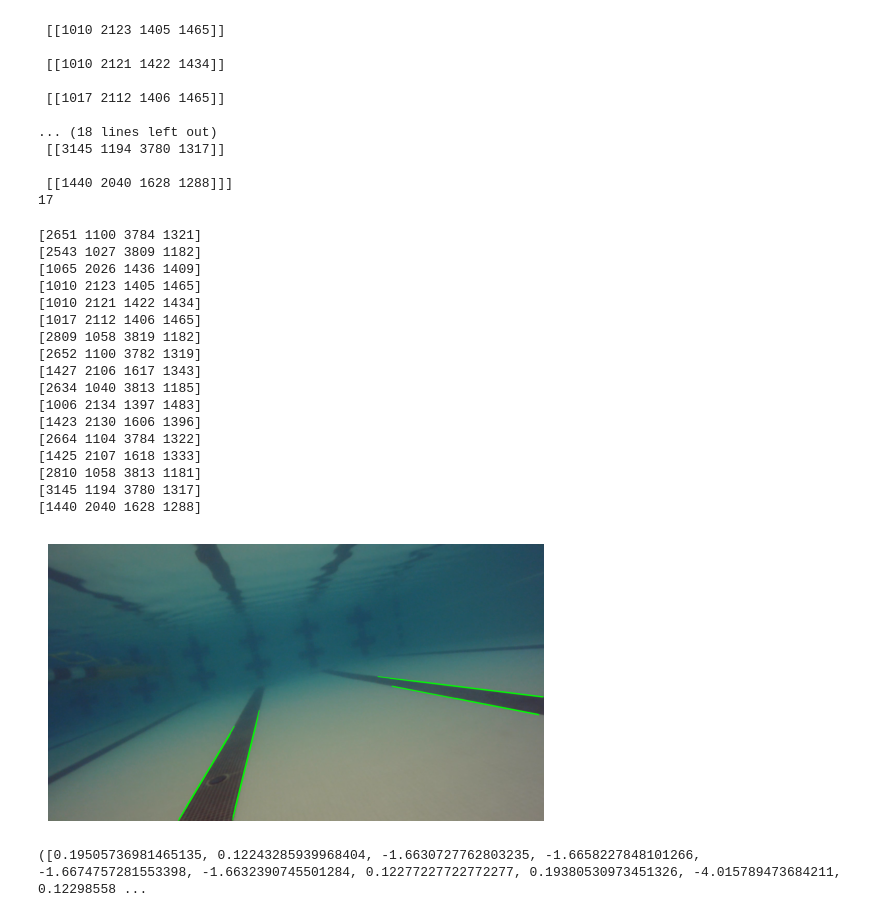
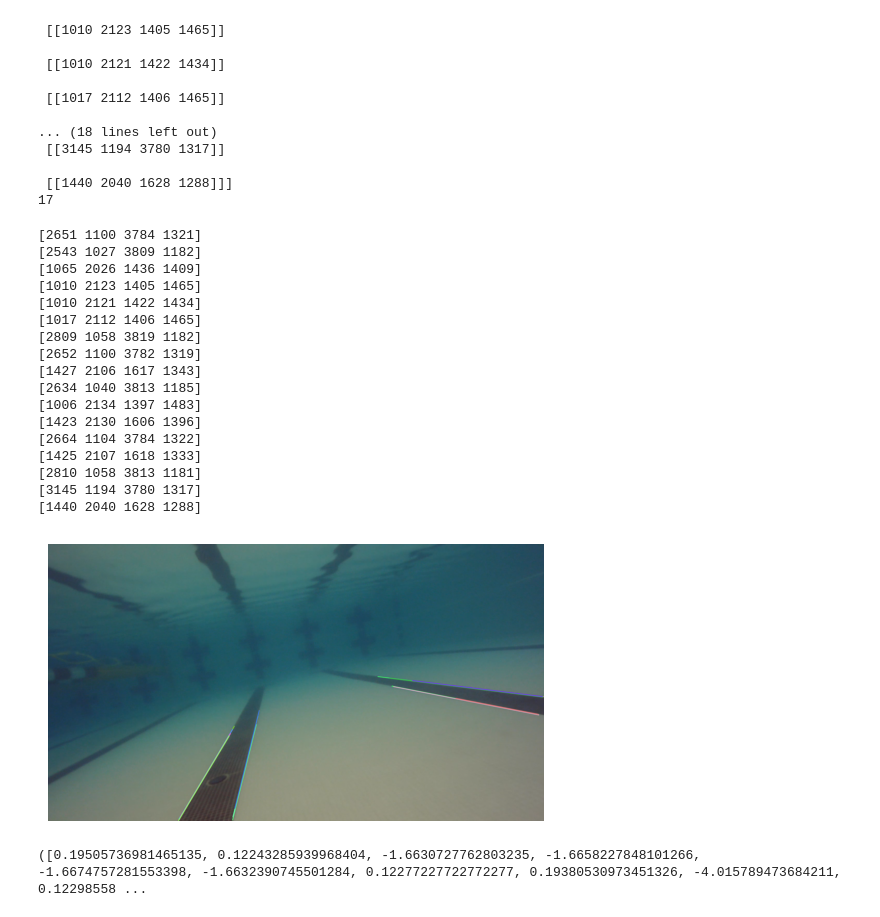
Before and after one commit to TacoPhat/Carson-cv-intro, a Jupyter notebook: lane_detection.ipynb, the cells around one changed output. Cells and saved outputs as stored; diff of their text form; code cells hidden in the pictures.

```diff
--- a/lane_detection.ipynb
+++ b/lane_detection.ipynb
@@ -37,44 +37,51 @@ print(len(line_list))
  [[1440 2040 1628 1288]]]
 17
 # %%
-def draw_lines(img2, lines, color):
+#def draw_lines(img2, lines, color):
+def draw_lines(img2, lines):
     img = cv2.imread(img2)
     for line in lines:
         print(line[0])
         x1, y1, x2, y2 = line[0]
+        color = (
+            random.randint(50, 255),  # Red
+            random.randint(50, 255),  # Green
+            random.randint(50, 255)   # Blue
+        )
         cv2.line(img, (x1, y1), (x2, y2), (color[0], color[1], color[2]), 5)
     return img
 
 
 # Draw lines and get the result image
-output_img = draw_lines(image_file, line_list, (0, 255, 0))
+#output_img = draw_lines(image_file, line_list, (0, 255, 0))
+output_img = draw_lines(image_file, line_list)
 
 # Convert BGR to RGB for displaying with matplotlib
 output_rgb = cv2.cvtColor(output_img, cv2.COLOR_BGR2RGB)
 
 # Show the image
 plt.imshow(output_rgb)
 plt.axis('off')
 plt.show()
 # %% [output]
 [2651 1100 3784 1321]
 [2543 1027 3809 1182]
 [1065 2026 1436 1409]
 [1010 2123 1405 1465]
 [1010 2121 1422 1434]
 [1017 2112 1406 1465]
 [2809 1058 3819 1182]
 [2652 1100 3782 1319]
 [1427 2106 1617 1343]
 [2634 1040 3813 1185]
 [1006 2134 1397 1483]
 [1423 2130 1606 1396]
 [2664 1104 3784 1322]
 [1425 2107 1618 1333]
 [2810 1058 3813 1181]
 [3145 1194 3780 1317]
 [1440 2040 1628 1288]
-[figure, old version]
+[figure, new version]
 # %%
 def get_slopes_intercepts(lines):
     slope_list = []
```
Also changed, not shown: parts of 3 cells of this notebook.
